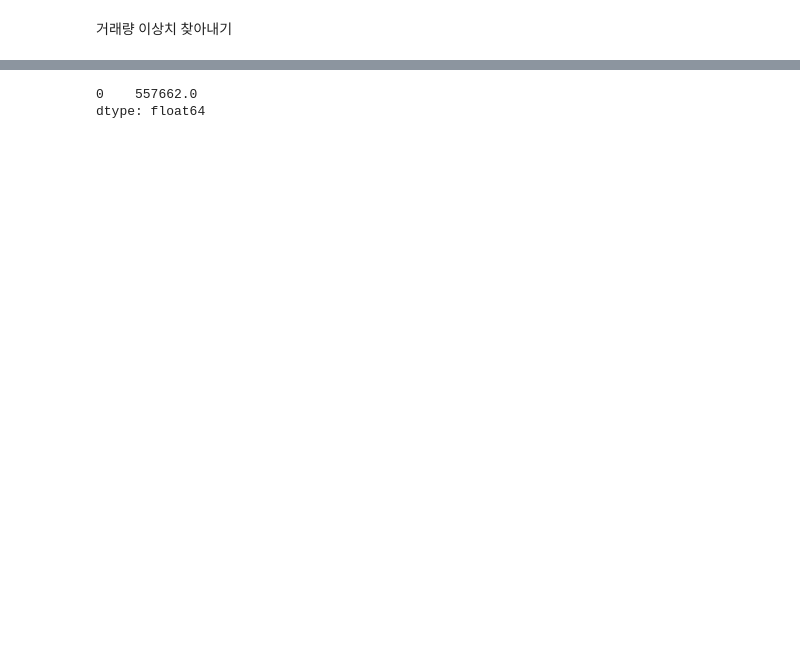
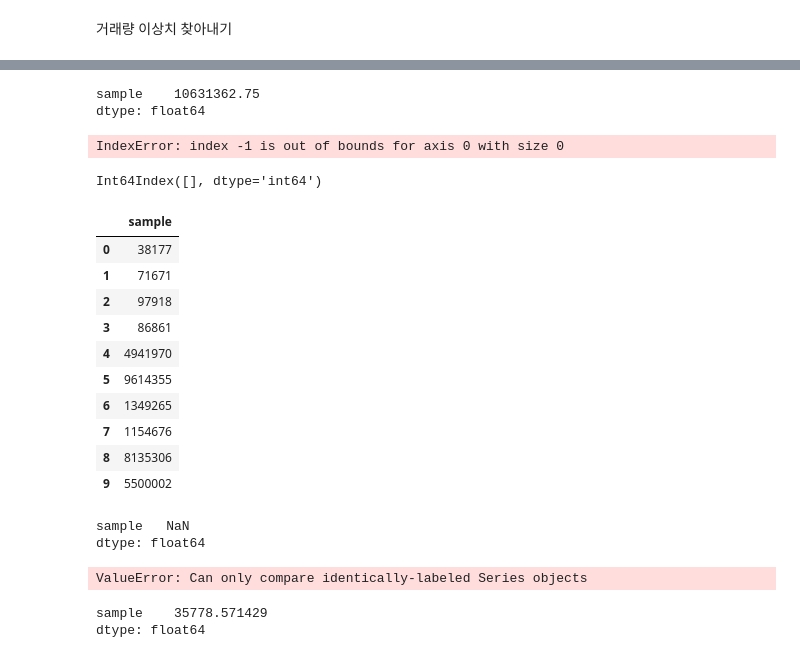
Before and after one commit to kknaks/assingment, a Jupyter notebook: 221228_stock/stock3.ipynb, the cells around one changed output, grey strips where cells are left out. Saved outputs shown, nothing was run; the diff lists cells and outputs as text; code cells hidden in the pictures; blank space fills up the shorter version.

```diff
--- a/221228_stock/stock3.ipynb
+++ b/221228_stock/stock3.ipynb
@@ -21,13 +44,59 @@ br_vol = stock2.iloc[0:1,7:17]
 # %%
-br_vol = br_vol.T
+br_vol = x.T
-# %%
-br_vol = br_vol.iloc[2:,:]
+# %%
+br_vol = br_vol.rename(columns = {br_vol.columns[0] : 'sample'})
+# %%
+br_vol = br_vol.reset_index()
+br_vol = br_vol.drop(columns=['index'])
 # %%
 q3 = br_vol.quantile(0.75)
 q1 = br_vol.quantile(0.25)
 
 IQR = q3-q1
-IQR
+upper_limit = q3 + IQR
-# %% [output]
-0    557662.0
-dtype: float64
+# %%
+upper_limit
+# %% [output]
+sample    10631362.75
+dtype: float64
+# %%
+indexnum = br_vol.index[(br_vol['sample'] >= upper_limit[0])][-1]
+# %% [output]
+IndexError: index -1 is out of bounds for axis 0 with size 0
+# %%
+br_vol.index[(br_vol['sample'] >= 10631362  5500002)]
+# %% [output]
+Int64Index([], dtype='int64')
+# %%
+br_vol
+# %% [output]
+|  | sample |
+| 0 | 38177 |
+| 1 | 71671 |
+| 2 | 97918 |
+| 3 | 86861 |
+| 4 | 4941970 |
+| 5 | 9614355 |
+| 6 | 1349265 |
+| 7 | 1154676 |
+| 8 | 8135306 |
+| 9 | 5500002 |
+# %%
+br_vol = x.T
+br_vol = br_vol.rename(columns = {br_vol.columns[0] : 'sample'})
+br_vol = br_vol.reset_index()
+br_vol = br_vol.drop(columns=['index'])
+
+q3 = br_vol.quantile(0.75)
+q1 = br_vol.quantile(0.25)
+
+IQR = q3-q1
+upper_limit = q3 + IQR
+
+indexnum = br_vol.index[(br_vol['sample'] >= upper_limit[0])][-1]
+mean_vol = br_vol.iloc[indexnum+1:,:].mean()
+
+mean_vol
+# %% [output]
+sample   NaN
+dtype: float64
@@ -33,0 +124,11 @@ dtype: float64
+# %%
+indexnum = br_vol.index[(br_vol['sample'] >=upper_limit)][-1]
+br_vol.iloc[indexnum+1:,:].mean()
+# %% [output]
+ValueError: Can only compare identically-labeled Series objects
+# %%
+indexnum = br_vol.index[(br_vol['sample'] >=150000)][-1]
+br_vol.iloc[indexnum+1:,:].mean()
+# %% [output]
+sample    35778.571429
+dtype: float64
```
Also changed, not shown: parts of 12 cells of this notebook, 3 other files.
